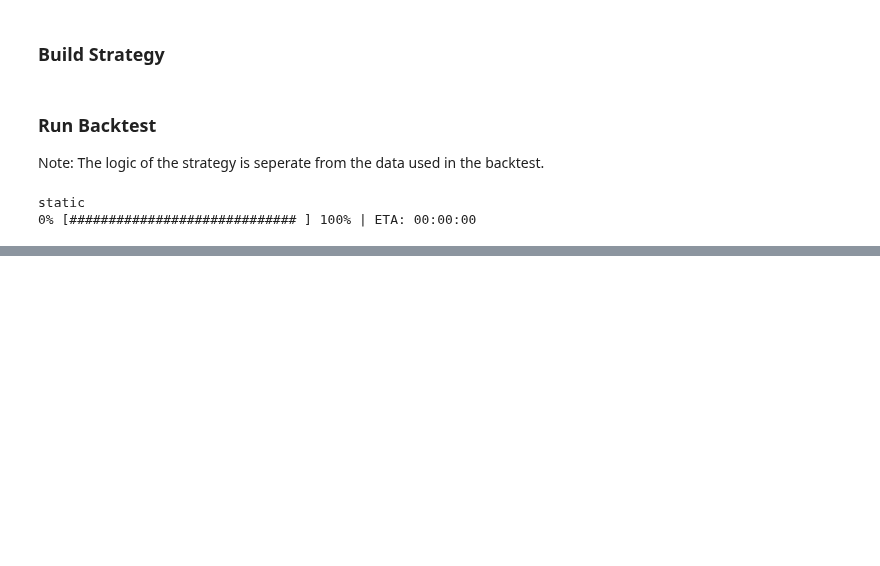
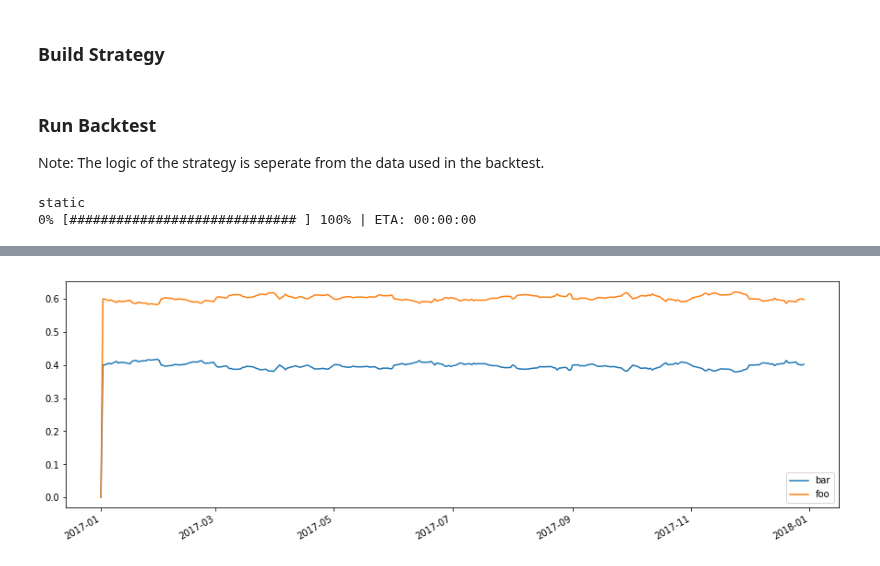
Before and after one commit to pmorissette/bt, a Jupyter notebook: examples/buy_and_hold.ipynb, the cells around one changed output, grey strips where cells are left out. Saved outputs shown, nothing was run; the diff lists cells and outputs as text; code cells hidden in the pictures; blank space fills up the shorter version.

```diff
--- a/examples/buy_and_hold.ipynb
+++ b/examples/buy_and_hold.ipynb
@@ -86,0 +104,4 @@ res['static'].rf
+# %%
+res.plot_security_weights()
+# %% [output]
+[figure, added]
```
Also changed, not shown: parts of 6 cells of this notebook, 3 other files.
